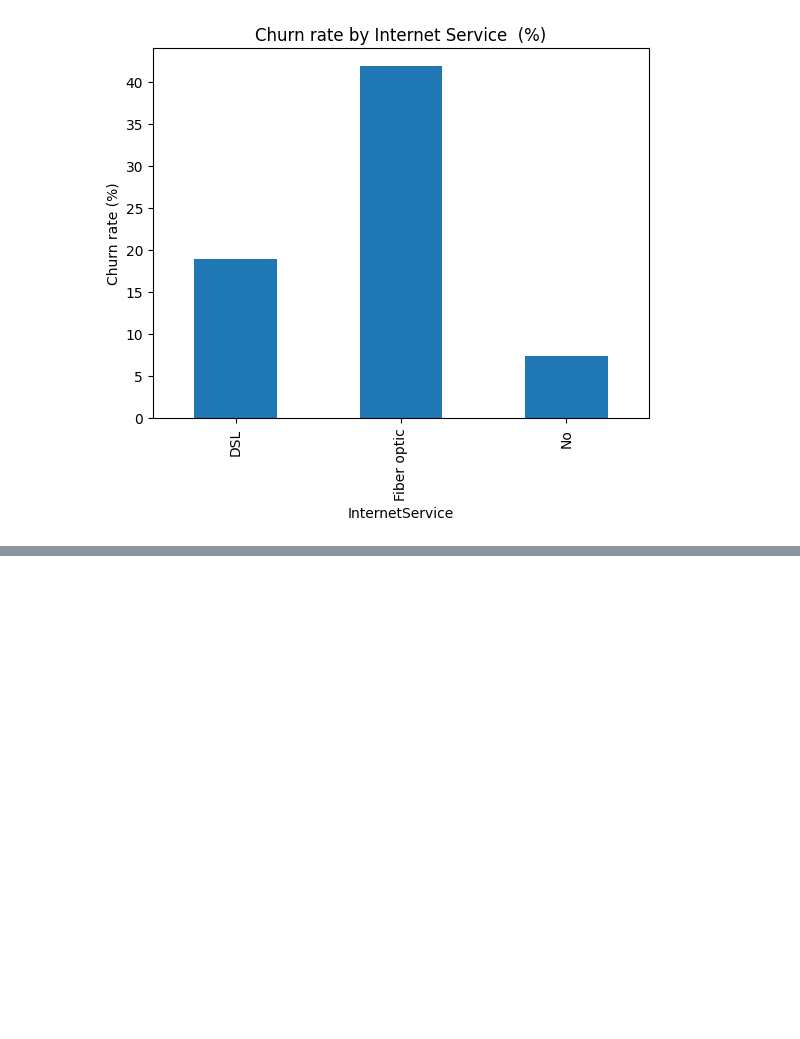
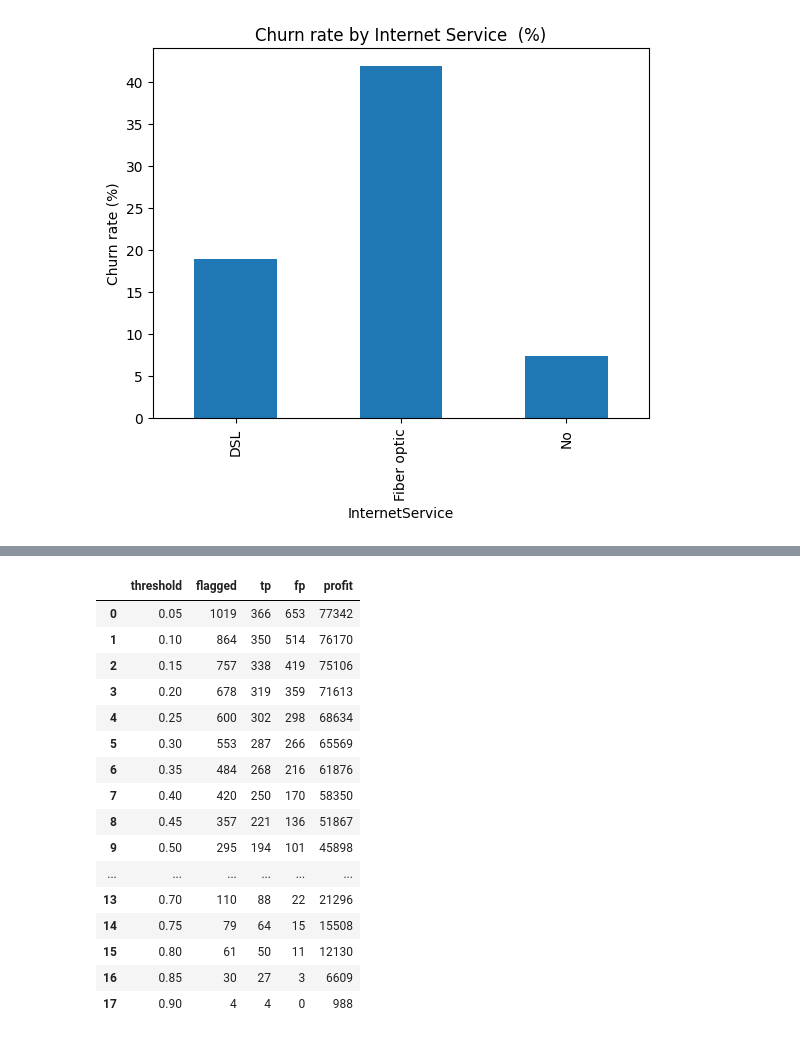
Before and after one commit to yehiaelsalmi/telecom-churn-prediction, a Jupyter notebook: telco-churn.ipynb, the cells around one changed output, grey strips where cells are left out. Saved outputs shown, nothing was run; the diff lists cells and outputs as text; code cells hidden in the pictures; blank space fills up the shorter version.

```diff
--- a/telco-churn.ipynb
+++ b/telco-churn.ipynb
@@ -245,0 +389,35 @@ plt.show()
+# %%
+import numpy as np
+
+results = []
+for t in np.arange(0.05, 0.95, 0.05):
+    flagged = xgb_proba >= t
+    tp = (flagged & (y_test == 1)).sum()
+    fp = (flagged & (y_test == 0)).sum()
+
+    saved_value = tp * success_rate * customer_value
+    total_cost = (tp + fp) * offer_cost
+    profit = saved_value - total_cost
+
+    results.append((round(t, 2), flagged.sum(), tp, fp, round(profit)))
+
+cost_df = pd.DataFrame(results, columns=['threshold', 'flagged', 'tp', 'fp', 'profit'])
+cost_df
+# %% [output]
+|  | threshold | flagged | tp | fp | profit |
+| 0 | 0.05 | 1019 | 366 | 653 | 77342 |
+| 1 | 0.10 | 864 | 350 | 514 | 76170 |
+| 2 | 0.15 | 757 | 338 | 419 | 75106 |
+| 3 | 0.20 | 678 | 319 | 359 | 71613 |
+| 4 | 0.25 | 600 | 302 | 298 | 68634 |
+| 5 | 0.30 | 553 | 287 | 266 | 65569 |
+| 6 | 0.35 | 484 | 268 | 216 | 61876 |
+| 7 | 0.40 | 420 | 250 | 170 | 58350 |
+| 8 | 0.45 | 357 | 221 | 136 | 51867 |
+| 9 | 0.50 | 295 | 194 | 101 | 45898 |
+| ... | ... | ... | ... | ... | ... |
+| 13 | 0.70 | 110 | 88 | 22 | 21296 |
+| 14 | 0.75 | 79 | 64 | 15 | 15508 |
+| 15 | 0.80 | 61 | 50 | 11 | 12130 |
+| 16 | 0.85 | 30 | 27 | 3 | 6609 |
+| 17 | 0.90 | 4 | 4 | 0 | 988 |
```
Also changed, not shown: parts of 21 cells of this notebook.
